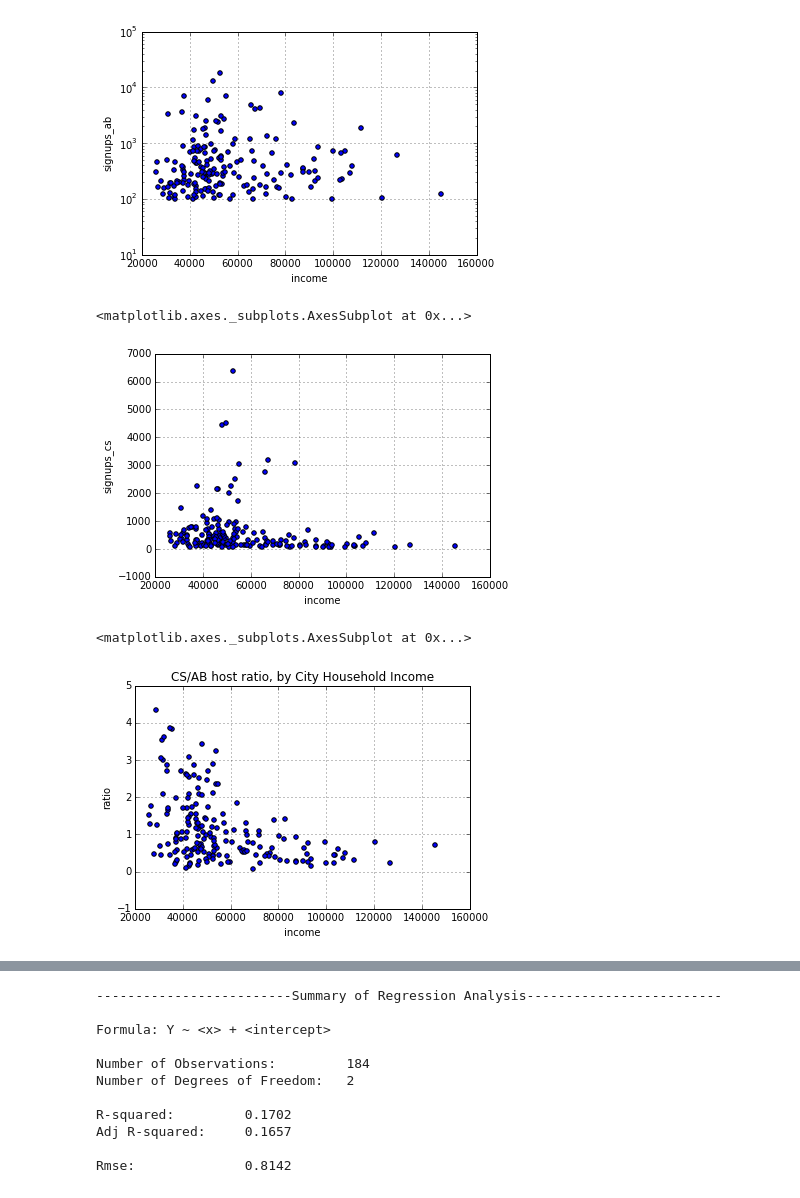
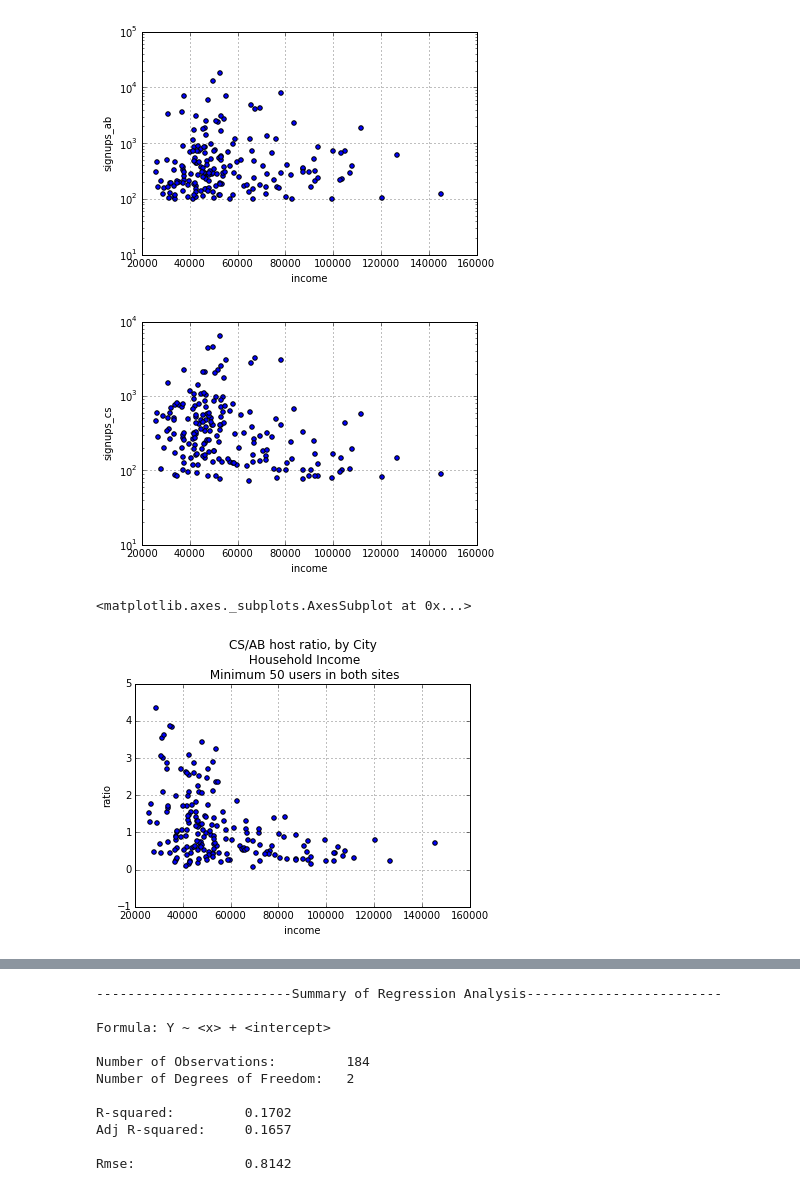
Before and after one commit to notconfusing/airsurfing-analysis, a Jupyter notebook: member since comparison.ipynb, the cells around one changed output, grey strips where cells are left out. Drawn from its saved outputs; the diff is of its cells as text; code cells hidden in the pictures.

Commit message:
subset so that only hosts with references and verification are included

```diff
--- a/member since comparison.ipynb
+++ b/member since comparison.ipynb
@@ -10,5 +13,5 @@ hosts = ab_df.groupby(by='host_id',as_index=True).agg({'host_since':lambda x: mi
 # %%
-cs_df = pandas.read_csv('couchsurfing/clean_hosts.csv',usecols=['people_id','member_since','city','state','status'])
+cs_df = pandas.read_csv('couchsurfing/clean_hosts.csv',usecols=['people_id','member_since','city','state','status','verified_status','references_int'])
 
 def get_year(s):
     try:
@@ -17,4 +20,8 @@ def get_year(s):
         return None
 
 cs_df['member_since'] = cs_df['member_since'].apply(get_year)
-cs_df_defhosts = cs_df[(cs_df['status'] == 'Accepting Guests')]
+cs_df_defhosts = cs_df[cs_df['status'] == 'Accepting Guests']
+cs_df_defhosts['any_verification'] = cs_df_defhosts['verified_status'].apply(lambda x: int(x != 'Not Verified'))
+cs_df_defhosts['any_references'] = cs_df_defhosts['references_int'].apply(lambda x: int(x != 0))
+cs_df_defhosts['any_ref_ver'] = cs_df_defhosts[['any_references','any_verification']].apply(lambda row: row[0] or row[1], axis=1)
+cs_df_defhosts_refver = cs_df_defhosts[cs_df_defhosts['any_ref_ver'] == 1]
@@ -290,8 +442,10 @@ year
 2016     2480
 dtype: float64
 # %%
-ab_loc = pandas.read_csv('2016-02-16/listings.csv.gz', compression='gzip', usecols=['host_id','host_since','city','state'])
+ab_loc = pandas.read_csv('2016-02-16/listings.csv.gz', compression='gzip', usecols=['host_id','host_since','city','state','number_of_reviews'])
 hosts_loc = ab_df.groupby(by='host_id',as_index=True).agg(min)
+
+ab_refver = ab_loc[ab_loc['number_of_reviews']>=1]
 # %%
 print(len(ab_loc))
 ab_loc.dropna(inplace=True)
@@ -611,13 +833,13 @@ plt.yscale('log')
 [figure]
 # %%
 abcs_census_size.plot(x='income', y='signups_cs', kind='scatter')
+plt.yscale('log')
 # %% [output]
-<matplotlib.axes._subplots.AxesSubplot at 0x...>
-[figure, old version]
+[figure, new version]
 # %%
 abcs_census_size['ratio'] = abcs_census_size['signups_cs'] / abcs_census_size['signups_ab']
 # %%
-abcs_census_size.plot(x='income', y='ratio', kind='scatter', title='CS/AB host ratio, by City Household Income')
+abcs_census_size.plot(x='income', y='ratio', kind='scatter', title='CS/AB host ratio, by City \n Household Income \n Minimum {} users in both sites'.format(dual_min_refver))
 # %% [output]
 <matplotlib.axes._subplots.AxesSubplot at 0x...>
-[figure, old version]
+[figure, new version]
```
Also changed, not shown: parts of 51 cells of this notebook.
